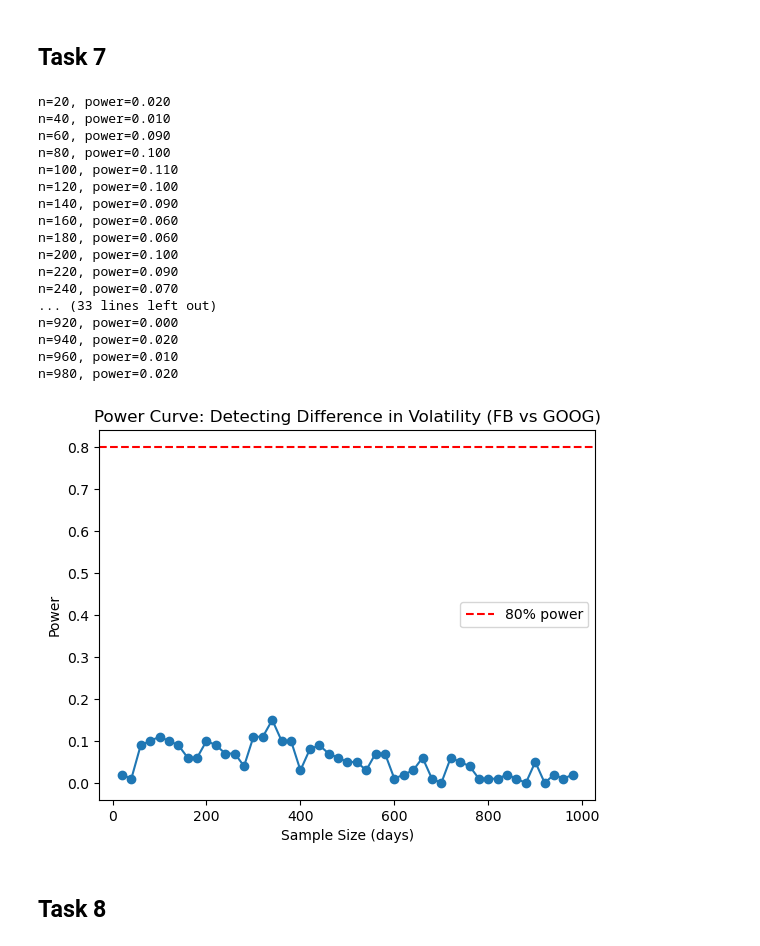
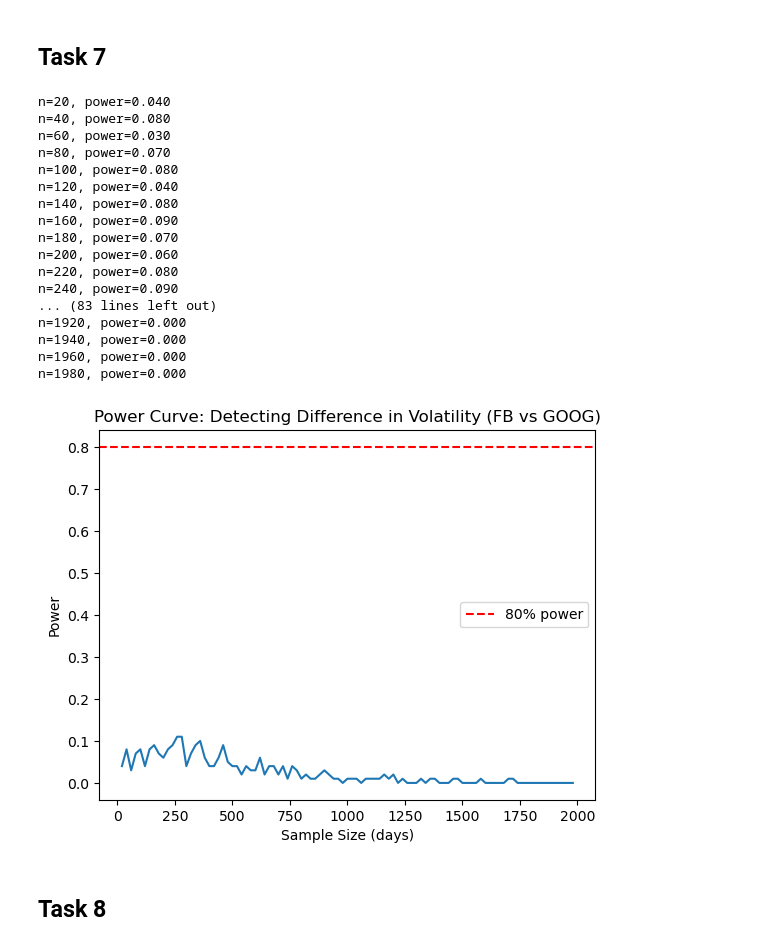
Before and after one commit to kubek22/MOA, a Jupyter notebook: project3/project3.ipynb, the cells around one changed output. Saved outputs shown, nothing was run; the diff lists cells and outputs as text; code cells hidden in the pictures.

```diff
--- a/project3/project3.ipynb
+++ b/project3/project3.ipynb
@@ -260,7 +206,7 @@ plt.show()
 target_power = 0.8
 num_sim = 1000
 
-max_days = len(fb_daily_returns)
+max_days = len(fb_daily_returns) * 3
 
 days = 100
 while days < max_days:
@@ -284,7 +230,7 @@ while days < max_days:
     days += 50
     print(f"Increasing sample size to {days}, power: {power:.3f}")
 
-# we couldn't find such a sample size
+# couldn't find such a sample size
 # with increasing sample size, prob of rejecting null hypothesis goes to 0
-# no statistical difference in daily returns
+# so there is no statistical difference in daily returns
 # %% [output]
@@ -300,67 +254,55 @@ Increasing sample size to 550, power: 0.010
 # %% [markdown]
 ## Task 7
 # %%
-from scipy.stats import f
-from scipy.stats import levene
-
 num_sim = 100
 alpha = 0.05
 
-sample_sizes = range(20, 1000, 20)
+sample_sizes = range(20, 2000, 20)
 powers = []
 
 for days in sample_sizes:
     count_reject = 0
 
     for _ in range(num_sim):
         fb_sample = np.random.choice(fb_daily_returns, days, replace=True)
         goog_sample = np.random.choice(goog_daily_returns, days, replace=True)
 
-        # var_fb = np.var(fb_s, ddof=1)
-        # var_goog = np.var(goog_s, ddof=1)
-        #
-        # F_stat = var_fb / var_goog
-        #
-        # F_low  = f.ppf(alpha/2, n-1, n-1)
-        # F_high = f.ppf(1 - alpha/2, n-1, n-1)
-        #
-        # if F_stat < F_low or F_stat > F_high:
-        #     count_reject += 1
-
         stat, p = levene(fb_sample, goog_sample)
         if p < 0.05:
             count_reject += 1
 
     power = count_reject / num_sim
     powers.append(power)
     print(f"n={days}, power={power:.3f}")
 
-plt.plot(sample_sizes, powers, marker='o')
+plt.plot(sample_sizes, powers)
 plt.axhline(0.8, color='red', linestyle='--', label='80% power')
 plt.xlabel("Sample Size (days)")
 plt.ylabel("Power")
 plt.title("Power Curve: Detecting Difference in Volatility (FB vs GOOG)")
 plt.legend()
 plt.show()
+
+# similarly to the previous task, with increasing sample size, the probability of rejecting the null hypothesis goes to 0, so there is no reason for rejecting the null hypothesis (volatility is not statistically different)
 # %% [output]
-n=20, power=0.020
-n=40, power=0.010
-n=60, power=0.090
-n=80, power=0.100
-n=100, power=0.110
-n=120, power=0.100
-n=140, power=0.090
-n=160, power=0.060
-n=180, power=0.060
-n=200, power=0.100
-n=220, power=0.090
-n=240, power=0.070
-... (33 lines left out)
-n=920, power=0.000
-n=940, power=0.020
-n=960, power=0.010
-n=980, power=0.020
+n=20, power=0.040
+n=40, power=0.080
+n=60, power=0.030
+n=80, power=0.070
+n=100, power=0.080
+n=120, power=0.040
+n=140, power=0.080
+n=160, power=0.090
+n=180, power=0.070
+n=200, power=0.060
+n=220, power=0.080
+n=240, power=0.090
+... (83 lines left out)
+n=1920, power=0.000
+n=1940, power=0.000
+n=1960, power=0.000
+n=1980, power=0.000
-[figure, old version]
+[figure, new version]
 # %% [markdown]
 ## Task 8
 # %%
```
Also changed, not shown: parts of 16 cells of this notebook.
